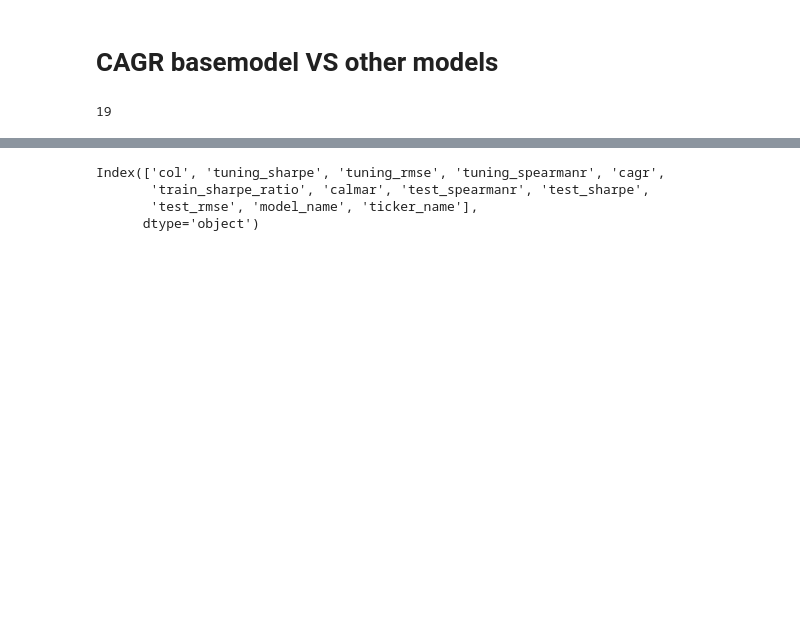
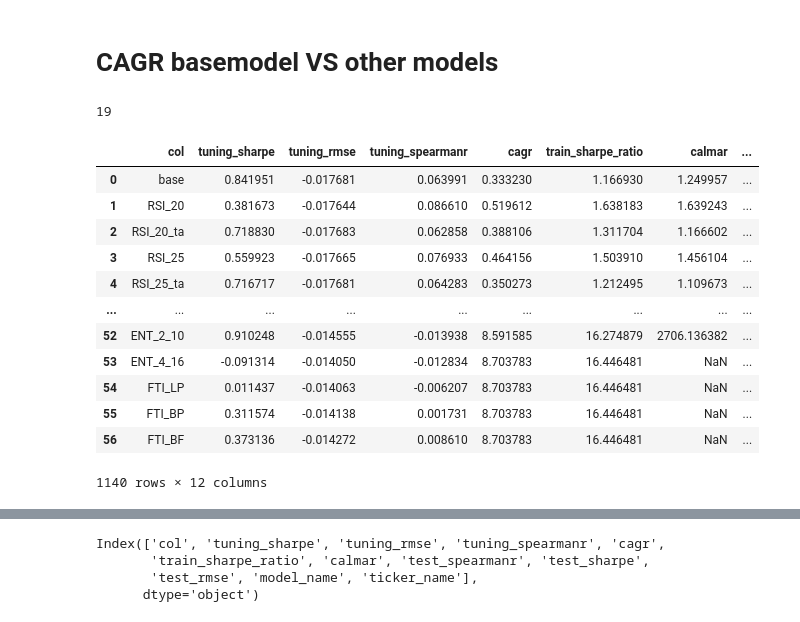
Before and after one commit to harrisyang611/timothy_indicator_project, a Jupyter notebook: src/model_eval_plot.ipynb, the cells around one changed output, grey strips where cells are left out. Cells and saved outputs as stored; diff of their text form; code cells hidden in the pictures; blank space fills up the shorter version.

```diff
--- a/src/model_eval_plot.ipynb
+++ b/src/model_eval_plot.ipynb
@@ -82,5 +81,21 @@ def plot_model_vs_baseline(df_model, key = 'test_rmse', color_df = col ,ascendin
 
     axs[1,1].barh(df_model_all['col'], df_model_all[key], color=df_model_all['color'])
     axs[1,1].title.set_text('All')
+# %%
+df_model
+# %% [output]
+|  | col | tuning_sharpe | tuning_rmse | tuning_spearmanr | cagr | train_sharpe_ratio | calmar | ... |
+| 0 | base | 0.841951 | -0.017681 | 0.063991 | 0.333230 | 1.166930 | 1.249957 | ... |
+| 1 | RSI_20 | 0.381673 | -0.017644 | 0.086610 | 0.519612 | 1.638183 | 1.639243 | ... |
+| 2 | RSI_20_ta | 0.718830 | -0.017683 | 0.062858 | 0.388106 | 1.311704 | 1.166602 | ... |
+| 3 | RSI_25 | 0.559923 | -0.017665 | 0.076933 | 0.464156 | 1.503910 | 1.456104 | ... |
+| 4 | RSI_25_ta | 0.716717 | -0.017681 | 0.064283 | 0.350273 | 1.212495 | 1.109673 | ... |
+| ... | ... | ... | ... | ... | ... | ... | ... | ... |
+| 52 | ENT_2_10 | 0.910248 | -0.014555 | -0.013938 | 8.591585 | 16.274879 | 2706.136382 | ... |
+| 53 | ENT_4_16 | -0.091314 | -0.014050 | -0.012834 | 8.703783 | 16.446481 | NaN | ... |
+| 54 | FTI_LP | 0.011437 | -0.014063 | -0.006207 | 8.703783 | 16.446481 | NaN | ... |
+| 55 | FTI_BP | 0.311574 | -0.014138 | 0.001731 | 8.703783 | 16.446481 | NaN | ... |
+| 56 | FTI_BF | 0.373136 | -0.014272 | 0.008610 | 8.703783 | 16.446481 | NaN | ... |
+1140 rows × 12 columns
 # %%
 plot_model_vs_baseline(df_model, key = 'test_rmse')
```
Also changed, not shown: parts of 8 cells of this notebook, 9 other files.
